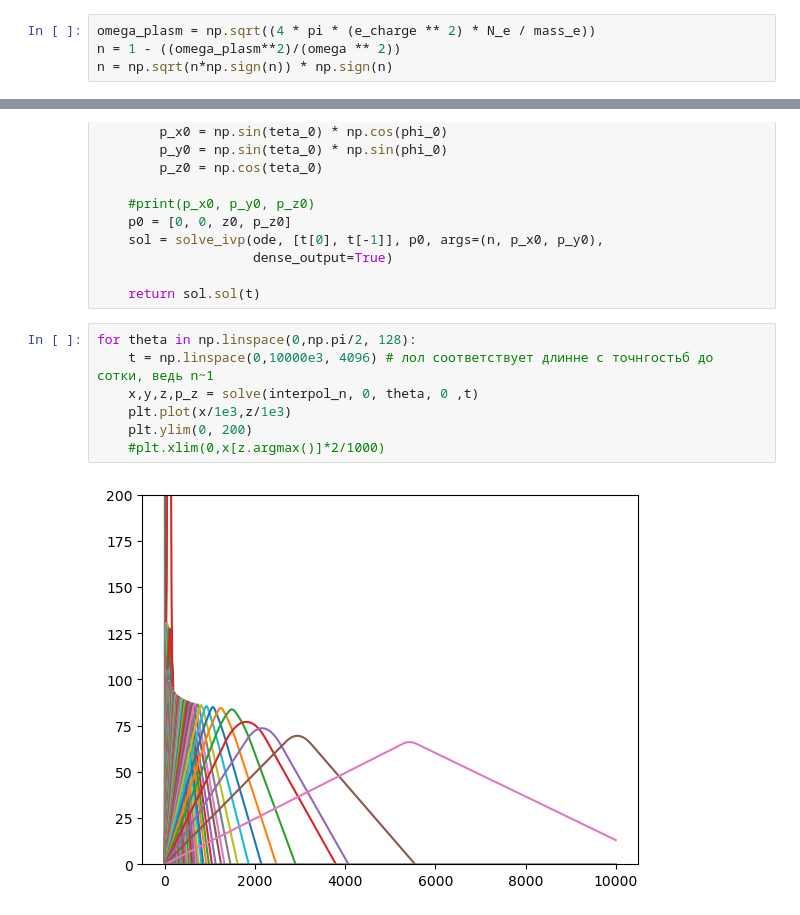
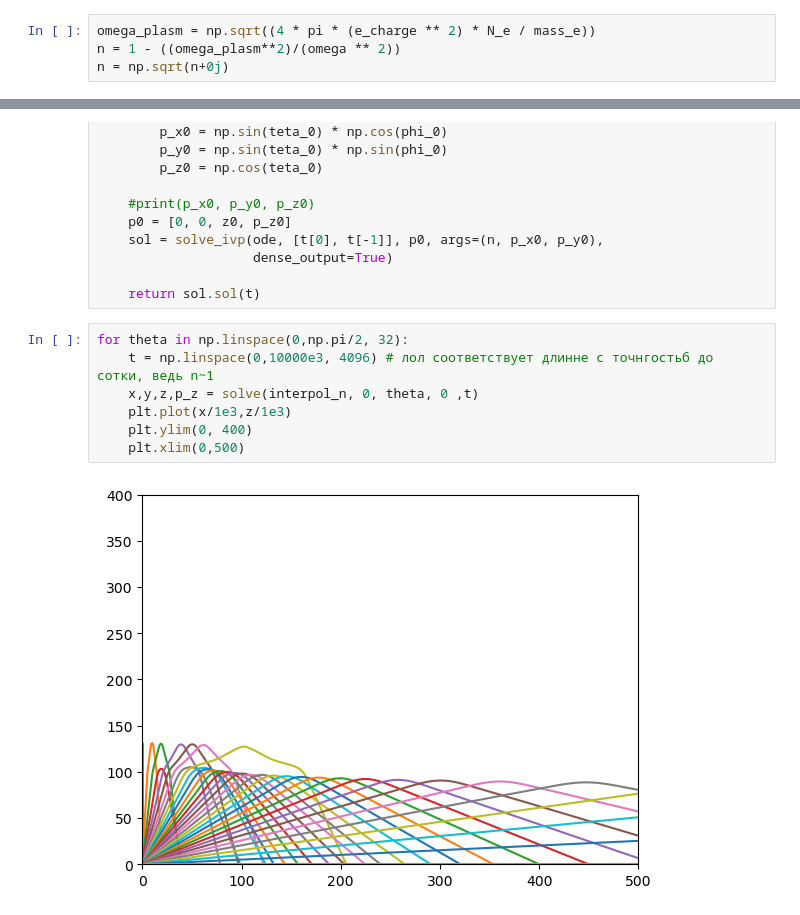
Before and after one commit to astronom-v-cube/exam_rrv, a Jupyter notebook: 5.ipynb, the cells around one changed output, grey strips where cells are left out. Drawn from its saved outputs; the diff is of its cells as text.

```diff
--- a/5.ipynb
+++ b/5.ipynb
@@ -70,6 +70,6 @@ omega = 2 * pi * (3 * 1e6)
 # %%
 omega_plasm = np.sqrt((4 * pi * (e_charge ** 2) * N_e / mass_e))
 n = 1 - ((omega_plasm**2)/(omega ** 2))
-n = np.sqrt(n*np.sign(n)) * np.sign(n)
+n = np.sqrt(n+0j)
 # %%
 interpol_n = interp1d(z, n, kind = 'cubic')
@@ -112,11 +116,11 @@ def solve(n, z0, teta_0, phi_0, t):
 
     return sol.sol(t)
 # %%
-for theta in np.linspace(0,np.pi/2, 128):
+for theta in np.linspace(0,np.pi/2, 32):
     t = np.linspace(0,10000e3, 4096) # лол соответствует длинне с точнгостьб до сотки, ведь n~1
     x,y,z,p_z = solve(interpol_n, 0, theta, 0 ,t)
     plt.plot(x/1e3,z/1e3)
-    plt.ylim(0, 200)
-    #plt.xlim(0,x[z.argmax()]*2/1000)
+    plt.ylim(0, 400)
+    plt.xlim(0,500)
 # %% [output]
-[figure, old version]
+[figure, new version]
```
Also changed, not shown: parts of 2 cells of this notebook.
